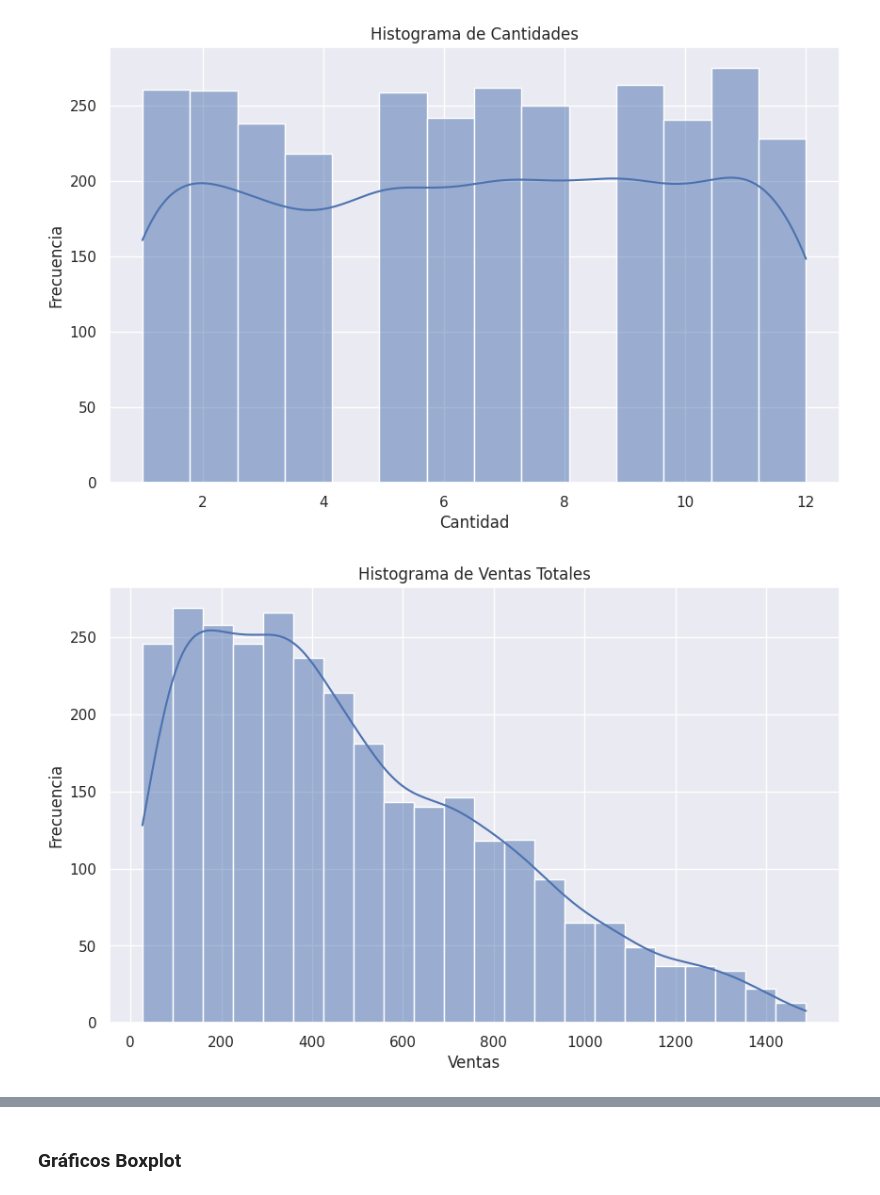
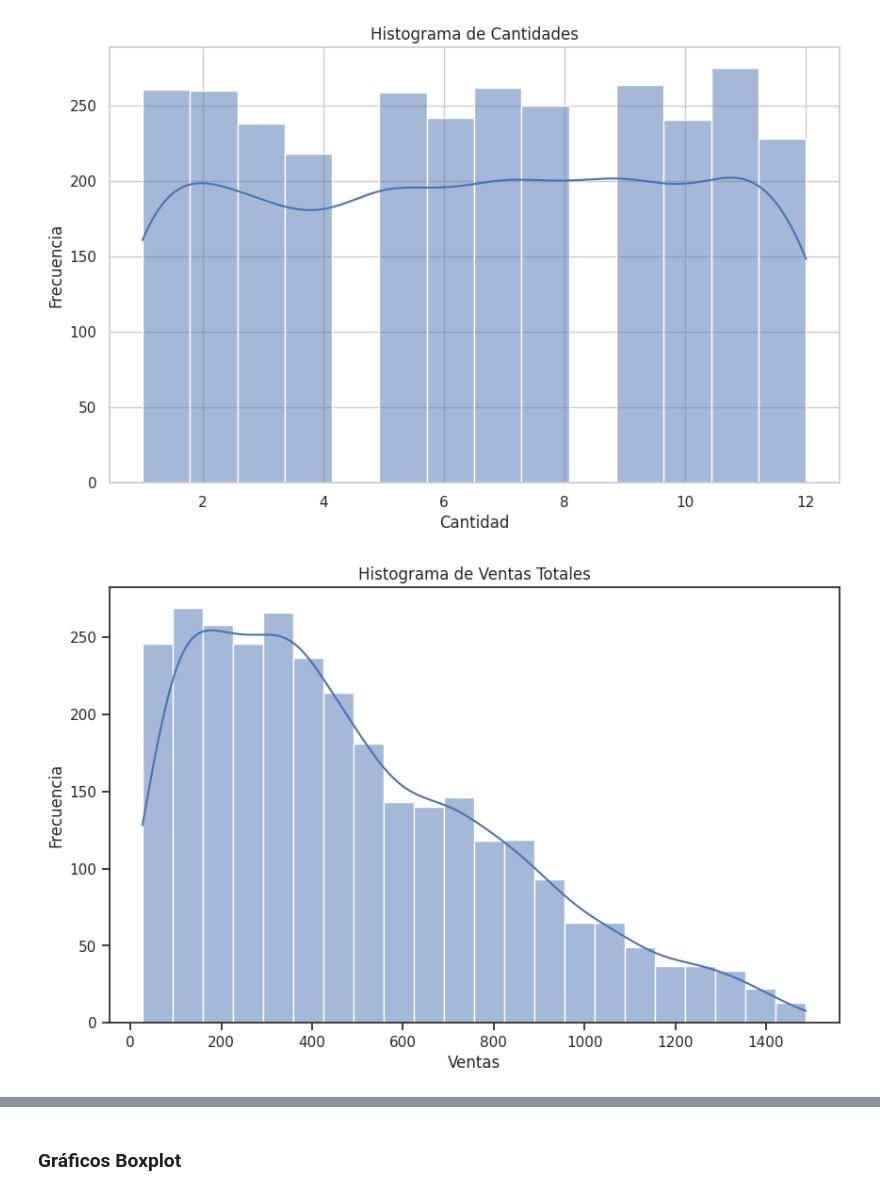
Before and after one commit to FerJGit/TT-2C2025-Data-Analitycs-Notebooks, a Jupyter notebook: EntregaFinal/Mis_Archivos/EntregaFinal.ipynb, the cells around one changed output, grey strips where cells are left out. Saved outputs shown, nothing was run; the diff lists cells and outputs as text; code cells hidden in the pictures.

```diff
--- a/EntregaFinal/Mis_Archivos/EntregaFinal.ipynb
+++ b/EntregaFinal/Mis_Archivos/EntregaFinal.ipynb
@@ -873,16 +872,0 @@ memory usage: 4.3 KB
-# %%
-# Se agrega la columna "campana" donde se indica si esa venta se hizo dentro de una campaña o no
-df_ventas["campana"] = df_ventas.apply(
-    lambda row: (
-        "con campaña"
-        if (
-            ((df_marketing["fecha_inicio"] <= row["fecha_venta"]) &
-             (row["fecha_venta"] <= df_marketing["fecha_fin"])).any()
-        )
-        else "sin campaña"
-    ),
-    axis=1
-)
-
-# Tomo una muestra de 10 para ver como queda
-df_ventas.sample(10)
@@ -1072,7 +1069,7 @@ import seaborn as sns
 # Estilos
 sns.set_theme(
     style="whitegrid",
-    palette="Set3",
+    palette="Set2",
     context="notebook")
 plt.figure(figsize=(10,6))
 
@@ -1156,10 +1152,10 @@ Realizar un análisis exploratorio utilizando visualizaciones para identificar p
 # Histograma de precios
 
 # Estilo y tamaños
-sns.set_theme(style="darkgrid", palette="deep") # deep, muted, bright, Set1, Set2, Set3
+sns.set_theme(style="darkgrid", palette="muted") # deep, muted, bright, Set1, Set2, Set3
 plt.figure(figsize=(10, 6))
 
-# Graficamos
+# Grafico
 sns.histplot(data=df_ventas, x="precio", bins="auto", kde=True)
 
 # Títulos y leyendas
@@ -1170,13 +1166,13 @@ plt.show()
 # %% [output]
 [figure]
 # %%
-# Histograma cantidades
+# Histograma de cantidades
 
 # Estilo y tamaños
-sns.set_theme(style="darkgrid", palette="deep") # deep, muted, bright, Set1, Set2, Set3
+sns.set_theme(style="whitegrid", palette="deep") # deep, muted, bright, Set1, Set2, Set3
 plt.figure(figsize=(10, 6))
 
-# Graficamos
+# Grafico
 sns.histplot(data=df_ventas, x="cantidad", bins="auto", kde=True)
 
 # Títulos y leyendas
@@ -1187,20 +1183,20 @@ plt.show()
 # %% [output]
 [figure]
 # %%
-# Histograma ventas_totales
+# Histograma de ventas_totales
 
 # Estilo y tamaños
-sns.set_theme(style="darkgrid", palette="deep") # deep, muted, bright, Set1, Set2, Set3
+sns.set_theme(style="ticks", palette="deep") # deep, muted, bright, Set1, Set2, Set3
 plt.figure(figsize=(10, 6))
 
-# Graficamos
+# Grafico
 sns.histplot(data=df_ventas, x="valor_venta", bins="auto", kde=True)
 
 # Títulos y leyendas
 plt.title("Histograma de Ventas Totales")
 plt.xlabel("Ventas")
 plt.ylabel("Frecuencia")
 plt.show()
 # %% [output]
-[figure, old version]
+[figure, new version]
 # %%
```
Also changed, not shown: parts of 39 cells of this notebook.
